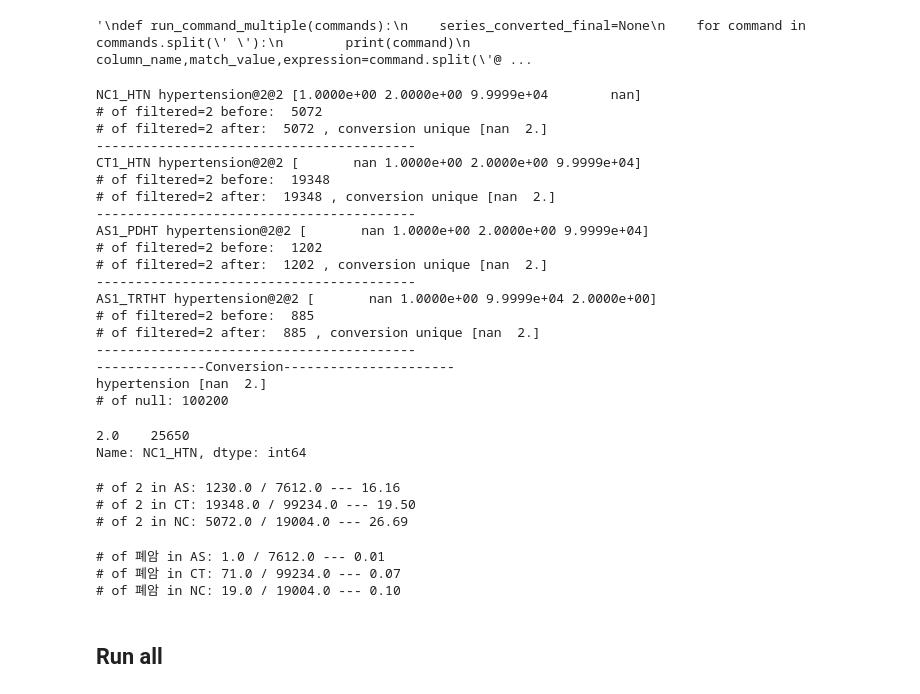
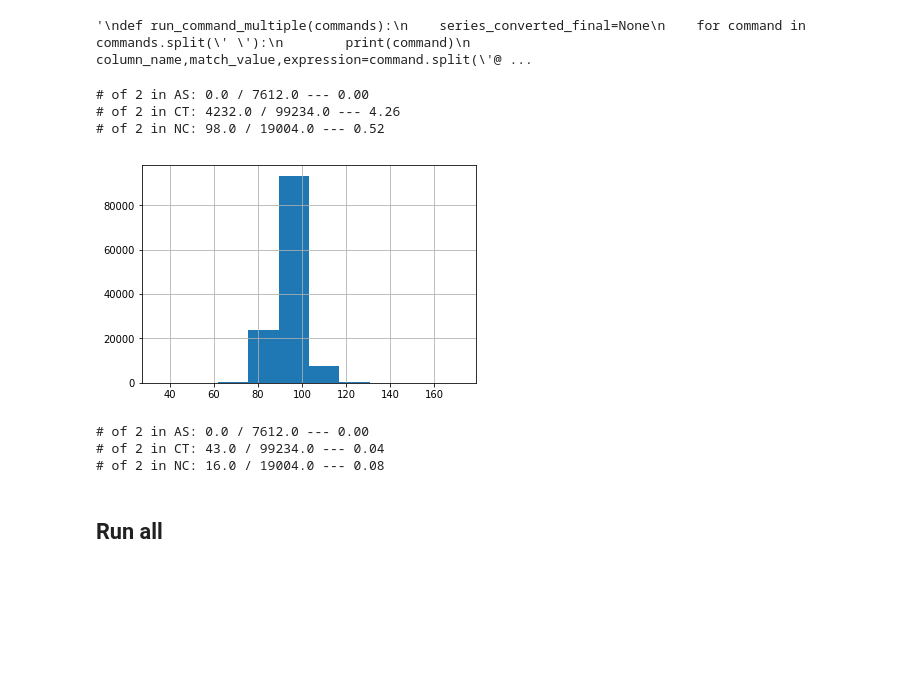
Before and after one commit to chanwkimlab/MHC_Kor_Assoc, a Jupyter notebook: phenotype_scan.ipynb, the cells around one changed output. Saved outputs shown, nothing was run; the diff lists cells and outputs as text; code cells hidden in the pictures; blank space fills up the shorter version.

```diff
--- a/phenotype_scan.ipynb
+++ b/phenotype_scan.ipynb
@@ -340,8 +226,8 @@ def run_command_multiple(commands):
 # %% [output]
 '\ndef run_command_multiple(commands):\n    series_converted_final=None\n    for command in commands.split(\' \'):\n        print(command)\n        column_name,match_value,expression=command.split(\'@ ...
 # %%
-name_filter='hypertension'
-test_match_value=2
+name_filter='blood_in_urine'
+test_match_value=1
 test_conversion_value=2
 
 conversion_manual=pd.read_csv(conversion_manual_path,sep='\t',index_col='phenotype_code')
@@ -358,7 +244,7 @@ for idx,row in conversion_manual.iterrows():
         print("# of filtered={} before: ".format(test_match_value),(phenotype_raw[idx]==test_match_value).sum())
         conversion=run_command(phenotype_raw[idx],match_value,expression)
         conversion_list_dict[new_name]=conversion_list_dict.get(new_name,[])+[conversion]
-        print("# of filtered={} after: ".format(test_match_value),(conversion==test_conversion_value).sum(),", conversion unique",conversion.unique())
+        print("# of filtered={} after: ".format(test_conversion_value),(conversion==test_conversion_value).sum(),", conversion unique",conversion.unique())
         print('-----------------------------------------')
 #print(conversion_list_dict)
 print("--------------Conversion----------------------")
@@ -379,44 +265,27 @@ print('# of null:', conversion_dict[name_filter].isnull().sum())
 
 conversion_dict[name_filter].value_counts()
 #cohort 별 분포
-# %% [output]
-NC1_HTN hypertension@2@2 [1.0000e+00 2.0000e+00 9.9999e+04        nan]
-# of filtered=2 before:  5072
-# of filtered=2 after:  5072 , conversion unique [nan  2.]
------------------------------------------
-CT1_HTN hypertension@2@2 [       nan 1.0000e+00 2.0000e+00 9.9999e+04]
-# of filtered=2 before:  19348
-# of filtered=2 after:  19348 , conversion unique [nan  2.]
------------------------------------------
-AS1_PDHT hypertension@2@2 [       nan 1.0000e+00 2.0000e+00 9.9999e+04]
-# of filtered=2 before:  1202
-# of filtered=2 after:  1202 , conversion unique [nan  2.]
------------------------------------------
-AS1_TRTHT hypertension@2@2 [       nan 1.0000e+00 9.9999e+04 2.0000e+00]
-# of filtered=2 before:  885
-# of filtered=2 after:  885 , conversion unique [nan  2.]
------------------------------------------
---------------Conversion----------------------
-hypertension [nan  2.]
-# of null: 100200
-2.0    25650
-Name: NC1_HTN, dtype: int64
 # %%
-print('# of {} in AS:'.format(test_match_value), phenotype_raw['AS1_contain'][conversion_dict[name_filter]==test_conversion_value].sum(),'/',phenotype_raw['AS1_contain'].sum(),'---','{:.2f}'.format(phenotype_raw['AS1_contain'][conversion_dict[name_filter]==test_conversion_value].sum()/phenotype_raw['AS1_contain'].sum()*100))
-print('# of {} in CT:'.format(test_match_value), phenotype_raw['CT1_contain'][conversion_dict[name_filter]==test_conversion_value].sum(),'/',phenotype_raw['CT1_contain'].sum(),'---','{:.2f}'.format(phenotype_raw['CT1_contain'][conversion_dict[name_filter]==test_conversion_value].sum()/phenotype_raw['CT1_contain'].sum()*100))
-print('# of {} in NC:'.format(test_match_value), phenotype_raw['NC1_contain'][conversion_dict[name_filter]==test_conversion_value].sum(),'/',phenotype_raw['NC1_contain'].sum(),'---','{:.2f}'.format(phenotype_raw['NC1_contain'][conversion_dict[name_filter]==test_conversion_value].sum()/phenotype_raw['NC1_contain'].sum()*100))
+print('# of {} in AS:'.format(test_conversion_value), phenotype_raw['AS1_contain'][conversion_dict[name_filter]==test_conversion_value].sum(),'/',phenotype_raw['AS1_contain'].sum(),'---','{:.2f}'.format(phenotype_raw['AS1_contain'][conversion_dict[name_filter]==test_conversion_value].sum()/phenotype_raw['AS1_contain'].sum()*100))
+print('# of {} in CT:'.format(test_conversion_value), phenotype_raw['CT1_contain'][conversion_dict[name_filter]==test_conversion_value].sum(),'/',phenotype_raw['CT1_contain'].sum(),'---','{:.2f}'.format(phenotype_raw['CT1_contain'][conversion_dict[name_filter]==test_conversion_value].sum()/phenotype_raw['CT1_contain'].sum()*100))
+print('# of {} in NC:'.format(test_conversion_value), phenotype_raw['NC1_contain'][conversion_dict[name_filter]==test_conversion_value].sum(),'/',phenotype_raw['NC1_contain'].sum(),'---','{:.2f}'.format(phenotype_raw['NC1_contain'][conversion_dict[name_filter]==test_conversion_value].sum()/phenotype_raw['NC1_contain'].sum()*100))
 # %% [output]
-# of 2 in AS: 1230.0 / 7612.0 --- 16.16
-# of 2 in CT: 19348.0 / 99234.0 --- 19.50
-# of 2 in NC: 5072.0 / 19004.0 --- 26.69
+# of 2 in AS: 0.0 / 7612.0 --- 0.00
+# of 2 in CT: 4232.0 / 99234.0 --- 4.26
+# of 2 in NC: 98.0 / 19004.0 --- 0.52
+# %%
+conversion_dict[name_filter].hist()
+plt.show()
+# %% [output]
+[figure, added]
 # %%
 print('# of {} in AS:'.format(test_match_value), phenotype_raw['AS1_contain'][conversion_dict[name_filter]==test_conversion_value].sum(),'/',phenotype_raw['AS1_contain'].sum(),'---','{:.2f}'.format(phenotype_raw['AS1_contain'][conversion_dict[name_filter]==test_conversion_value].sum()/phenotype_raw['AS1_contain'].sum()*100))
 print('# of {} in CT:'.format(test_match_value), phenotype_raw['CT1_contain'][conversion_dict[name_filter]==test_conversion_value].sum(),'/',phenotype_raw['CT1_contain'].sum(),'---','{:.2f}'.format(phenotype_raw['CT1_contain'][conversion_dict[name_filter]==test_conversion_value].sum()/phenotype_raw['CT1_contain'].sum()*100))
 print('# of {} in NC:'.format(test_match_value), phenotype_raw['NC1_contain'][conversion_dict[name_filter]==test_conversion_value].sum(),'/',phenotype_raw['NC1_contain'].sum(),'---','{:.2f}'.format(phenotype_raw['NC1_contain'][conversion_dict[name_filter]==test_conversion_value].sum()/phenotype_raw['NC1_contain'].sum()*100))
 # %% [output]
-# of 폐암 in AS: 1.0 / 7612.0 --- 0.01
-# of 폐암 in CT: 71.0 / 99234.0 --- 0.07
-# of 폐암 in NC: 19.0 / 19004.0 --- 0.10
+# of 2 in AS: 0.0 / 7612.0 --- 0.00
+# of 2 in CT: 43.0 / 99234.0 --- 0.04
+# of 2 in NC: 16.0 / 19004.0 --- 0.08
 # %% [markdown]
 ## Run all
 # %%
```
Also changed, not shown: parts of 24 cells of this notebook, 2 other files.
